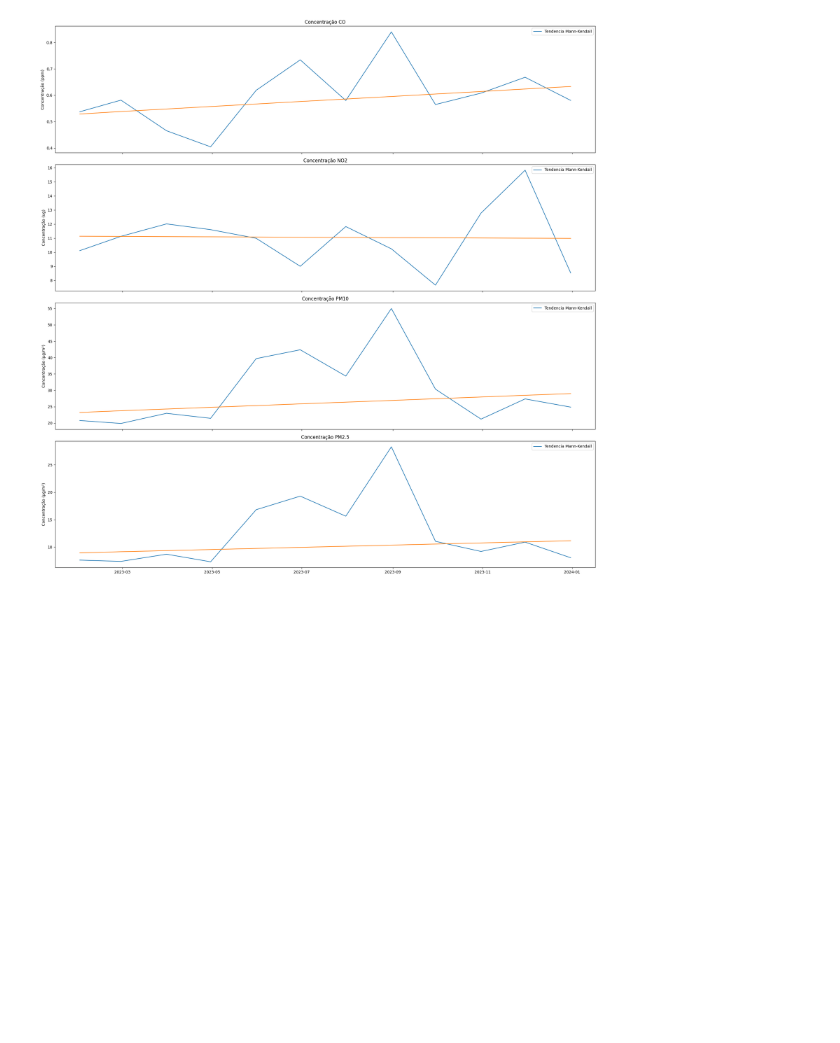
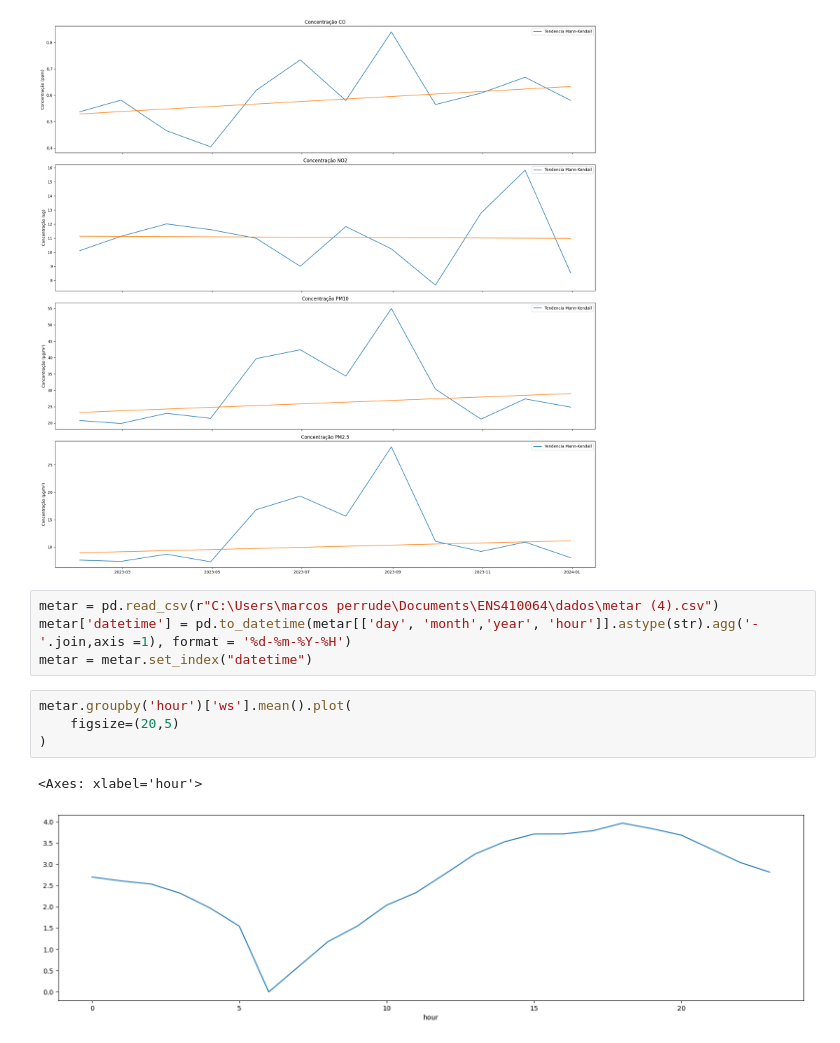
Before and after one commit to Marcosperrude/ENS410064, a Jupyter notebook: scripts/Atividade3.ipynb, the cells around one changed output. Drawn from its saved outputs; the diff is of its cells as text; blank space fills up the shorter version.

```diff
--- a/scripts/Atividade3.ipynb
+++ b/scripts/Atividade3.ipynb
@@ -262,3 +287,14 @@ Análise
 Análise
  Concentração PM2.5 Mann_Kendall_Test(trend='no trend', h=np.False_, p=np.float64(0.5371338571769022), z=np.float64(0.6171529331913674), Tau=np.float64(0.15151515151515152), s=np.float64(10.0), var_s= ...
 [figure]
+# %%
+metar = pd.read_csv(r"C:\Users\marcos perrude\Documents\ENS410064\dados\metar (4).csv")
+metar['datetime'] = pd.to_datetime(metar[['day', 'month','year', 'hour']].astype(str).agg('-'.join,axis =1), format = '%d-%m-%Y-%H')
+metar = metar.set_index("datetime")
+# %%
+metar.groupby('hour')['ws'].mean().plot(
+    figsize=(20,5)
+)
+# %% [output]
+<Axes: xlabel='hour'>
+[figure, added]
```
Also changed, not shown: parts of 7 cells of this notebook.
